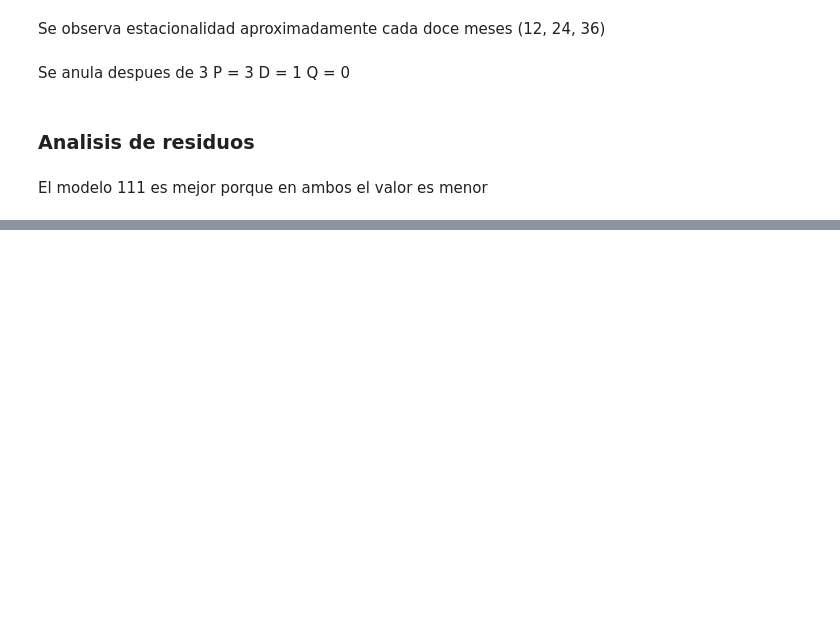
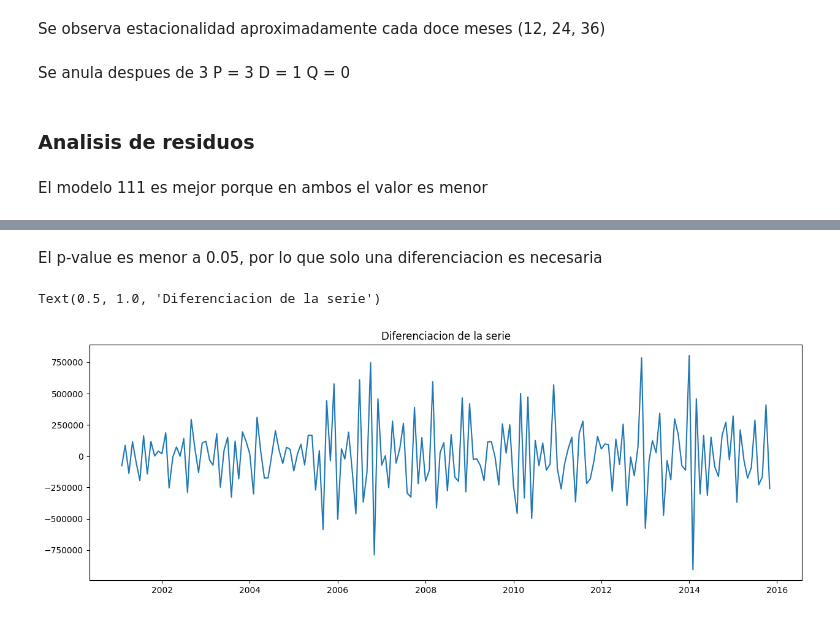
Before and after one commit to JuanPineda115/DS-HT2, a Jupyter notebook: HT2.ipynb, the cells around one changed output, grey strips where cells are left out. Drawn from its saved outputs; the diff is of its cells as text; code cells hidden in the pictures; blank space fills up the shorter version.

```diff
--- a/HT2.ipynb
+++ b/HT2.ipynb
@@ -715,0 +786,8 @@ pred
+# %%
+tsDieselDiff = tsDiesel.diff()
+tsDieselDiff.dropna(inplace=True)
+dfTest = adfuller(tsDieselDiff)
+salidaDf = pd.Series(dfTest[0:4], index=['Estadístico de prueba','p-value','# de retardos usados','# de observaciones usadas'])
+for key,value in dfTest[4].items():
+        salidaDf['Critical Value (%s)'%key] = value
+salidaDf
@@ -715,0 +803,8 @@ pred
+# %% [markdown]
+El p-value es menor a 0.05, por lo que solo una diferenciacion es necesaria
+# %%
+plt.plot(tsDieselDiff)
+plt.title('Diferenciacion de la serie')
+# %% [output]
+Text(0.5, 1.0, 'Diferenciacion de la serie')
+[figure, added]
```
Also changed, not shown: parts of 36 cells of this notebook.
